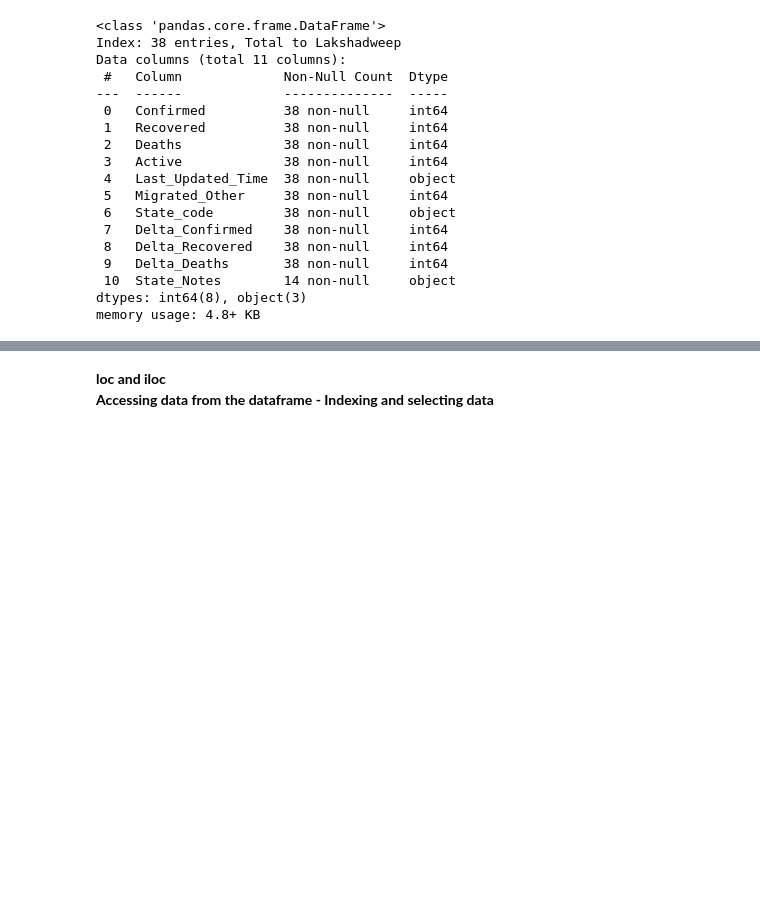
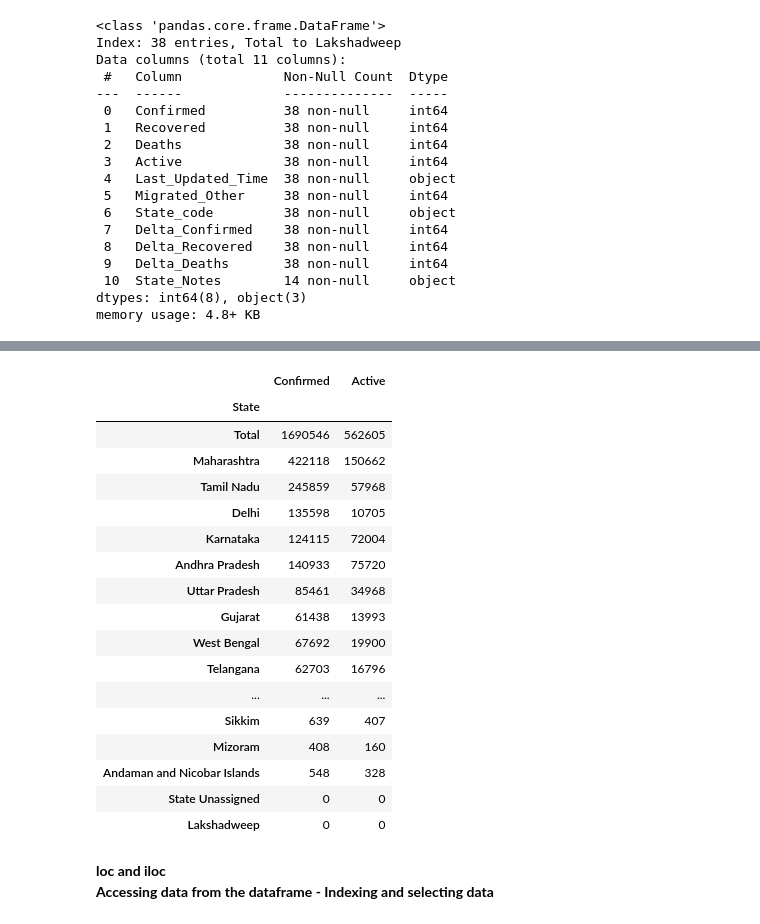
Before and after one commit to ineelhere/Machine-Learning-and-Data-Science, a Jupyter notebook: WorkingWithPandas.ipynb, the cells around one changed output, grey strips where cells are left out. Saved outputs shown, nothing was run; the diff lists cells and outputs as text; code cells hidden in the pictures; blank space fills up the shorter version.

```diff
--- a/WorkingWithPandas.ipynb
+++ b/WorkingWithPandas.ipynb
@@ -205,3 +235,26 @@ memory usage: 4.8+ KB
+# %%
+# get all data from a column - another example
+df[['Confirmed','Active']]
+# the above output was in form of a dataframe
+# %% [output]
+|  | Confirmed | Active |
+| State |  |  |
+| Total | 1690546 | 562605 |
+| Maharashtra | 422118 | 150662 |
+| Tamil Nadu | 245859 | 57968 |
+| Delhi | 135598 | 10705 |
+| Karnataka | 124115 | 72004 |
+| Andhra Pradesh | 140933 | 75720 |
+| Uttar Pradesh | 85461 | 34968 |
+| Gujarat | 61438 | 13993 |
+| West Bengal | 67692 | 19900 |
+| Telangana | 62703 | 16796 |
+| ... | ... | ... |
+| Sikkim | 639 | 407 |
+| Mizoram | 408 | 160 |
+| Andaman and Nicobar Islands | 548 | 328 |
+| State Unassigned | 0 | 0 |
+| Lakshadweep | 0 | 0 |
 # %% [markdown]
 **loc and iloc** <br>
 **Accessing data from the dataframe - Indexing and selecting data**
```
Also changed, not shown: parts of 2 cells of this notebook.
